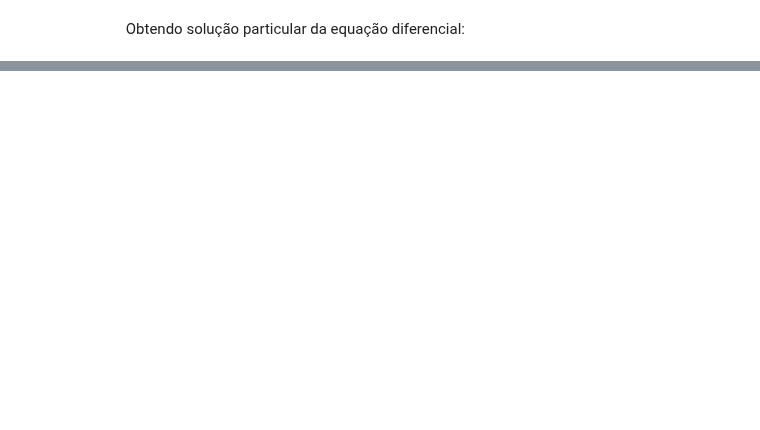
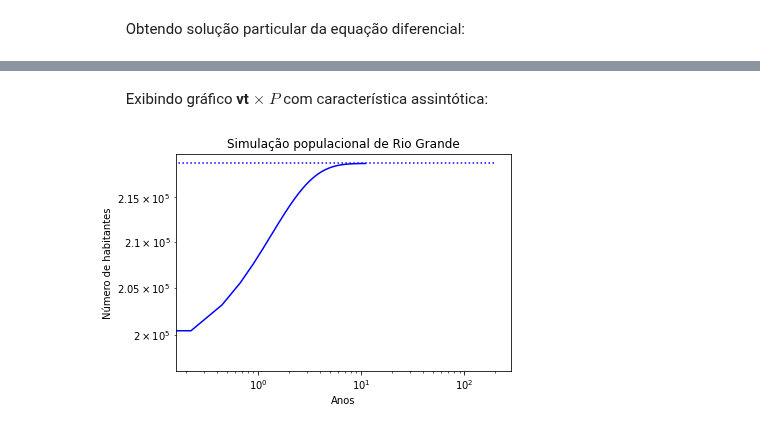
Before and after one commit to LaboratorioIPythonFURG/Modelo-Populacional-Malthus, a Jupyter notebook: Jupyter/3_sympy.ipynb, the cells around one changed output, grey strips where cells are left out. Drawn from its saved outputs; the diff is of its cells as text; code cells hidden in the pictures; blank space fills up the shorter version.

```diff
--- a/Jupyter/3_sympy.ipynb
+++ b/Jupyter/3_sympy.ipynb
@@ -79,0 +108,17 @@ $\displaystyle \frac{d}{d t} P{\left(t \right)} = \left(0.0155389141893823 - 5.1
+# %% [markdown]
+&nbsp; &nbsp; &nbsp; &nbsp; Exibindo gráfico <b>vt</b> $\times$ <b>$P$</b> com característica assintótica:
+# %%
+t_lim = np.linspace(0,200)
+lim = 218858
+
+plt.plot(vt,218858/(1+0.109670026568236*np.exp(-0.04285*t_lim)),"b") #P(t)
+plt.plot(t_lim,np.full(t_lim.shape[0], lim),"b", linestyle = 'dotted') #Assíntota
+
+plt.title("Simulação populacional de Rio Grande")
+plt.xlabel("Anos")
+plt.ylabel("Número de habitantes")
+plt.yscale("log")
+plt.xscale("log")
+plt.show()
+# %% [output]
+[figure, added]
```
Also changed, not shown: parts of 10 cells of this notebook.
